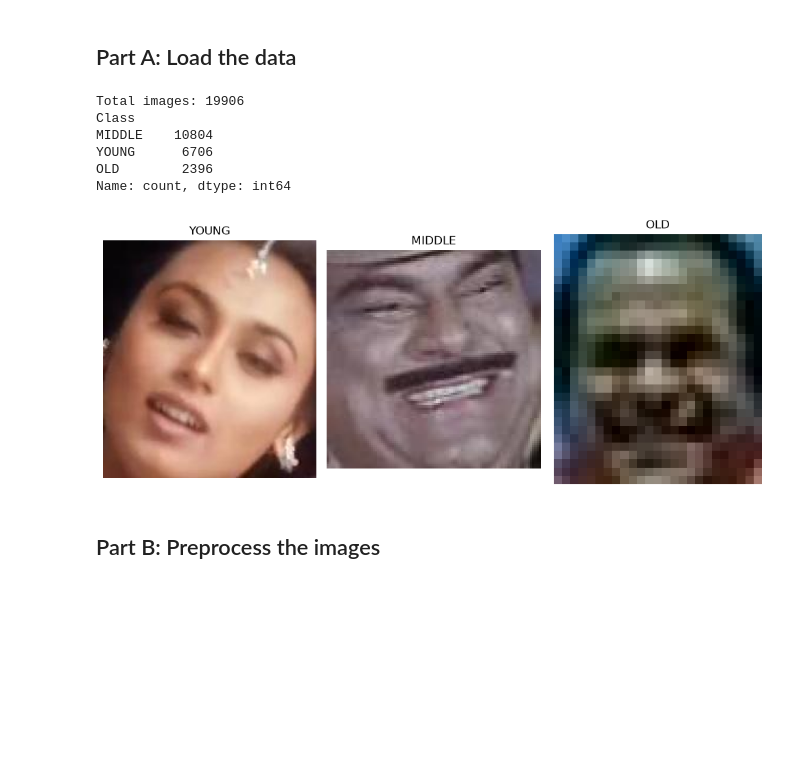
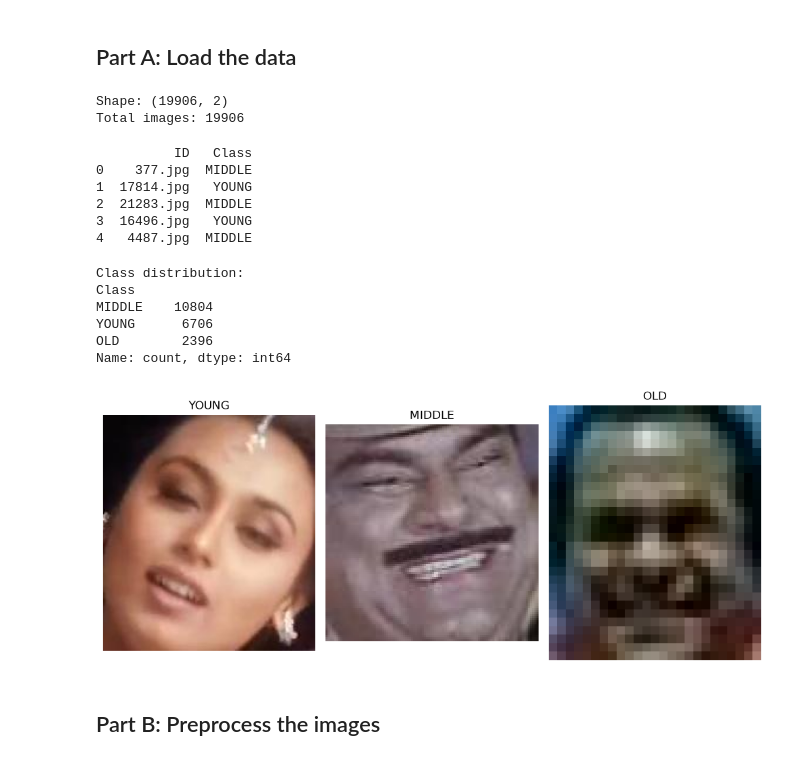
Before and after one commit to abdurrahmanse/phitron-projects, a Jupyter notebook: advance Deep learning/Copy_of_Advance_DL_Mid_Term_Exam_Question.ipynb, the cells around one changed output. Saved outputs shown, nothing was run; the diff lists cells and outputs as text; code cells hidden in the pictures; blank space fills up the shorter version.

```diff
--- a/advance Deep learning/Copy_of_Advance_DL_Mid_Term_Exam_Question.ipynb
+++ b/advance Deep learning/Copy_of_Advance_DL_Mid_Term_Exam_Question.ipynb
@@ -183,29 +183,41 @@ IMG_DIR  = "faces/Train"
 df = pd.read_csv(CSV_PATH)
 print("Shape:", df.shape)
 print("Total images:", len(df))
-print()
-print(df.head())
-print()
-# class counts
-print("Class distribution:")
-print(df["Class"].value_counts())
 # %% [output]
+Shape: (19906, 2)
 Total images: 19906
-Class
-MIDDLE    10804
-YOUNG      6706
-OLD        2396
-Name: count, dtype: int64
+# %%
+print()
+print(df.head())
+print()
+# %% [output]
+          ID   Class
+0    377.jpg  MIDDLE
+1  17814.jpg   YOUNG
+2  21283.jpg  MIDDLE
+3  16496.jpg   YOUNG
+4   4487.jpg  MIDDLE
+# %%
+# class counts
+print("Class distribution:")
+print(df["Class"].value_counts())
+# %% [output]
+Class distribution:
+Class
+MIDDLE    10804
+YOUNG      6706
+OLD        2396
+Name: count, dtype: int64
 # %%
 # sample image per class
-fig, axes = plt.subplots(1, 3, figsize=(10, 4))
+fig, axes = plt.subplots(1, 3, figsize=(10, 6))
 for ax, cls in zip(axes, ["YOUNG", "MIDDLE", "OLD"]):
     row = df[df["Class"] == cls].sample(1, random_state=42).iloc[0]
     img = Image.open(os.path.join(IMG_DIR, row["ID"])).convert("RGB")
     ax.imshow(img); ax.set_title(cls); ax.axis("off")
 plt.tight_layout(); plt.show()
 # %% [output]
-[figure, old version]
+[figure, new version]
 # %% [markdown]
 ## Part B: Preprocess the images
 # %%
```
Also changed, not shown: parts of 3 cells of this notebook.
